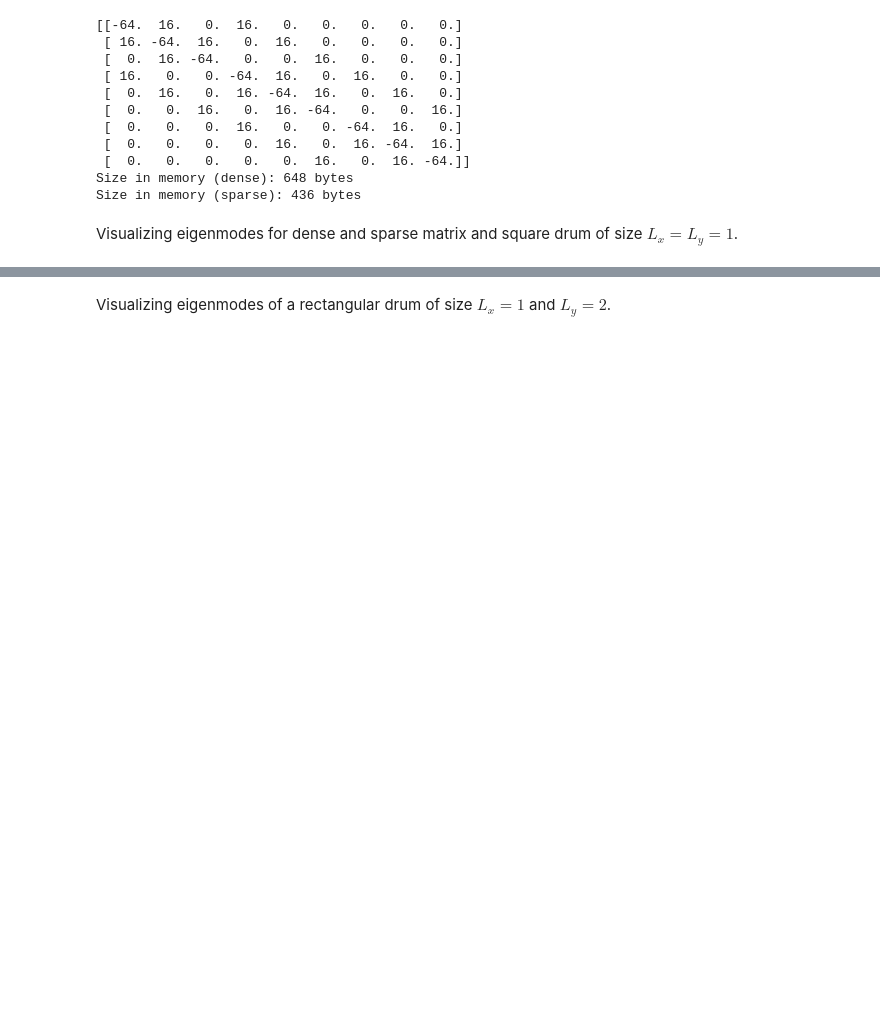
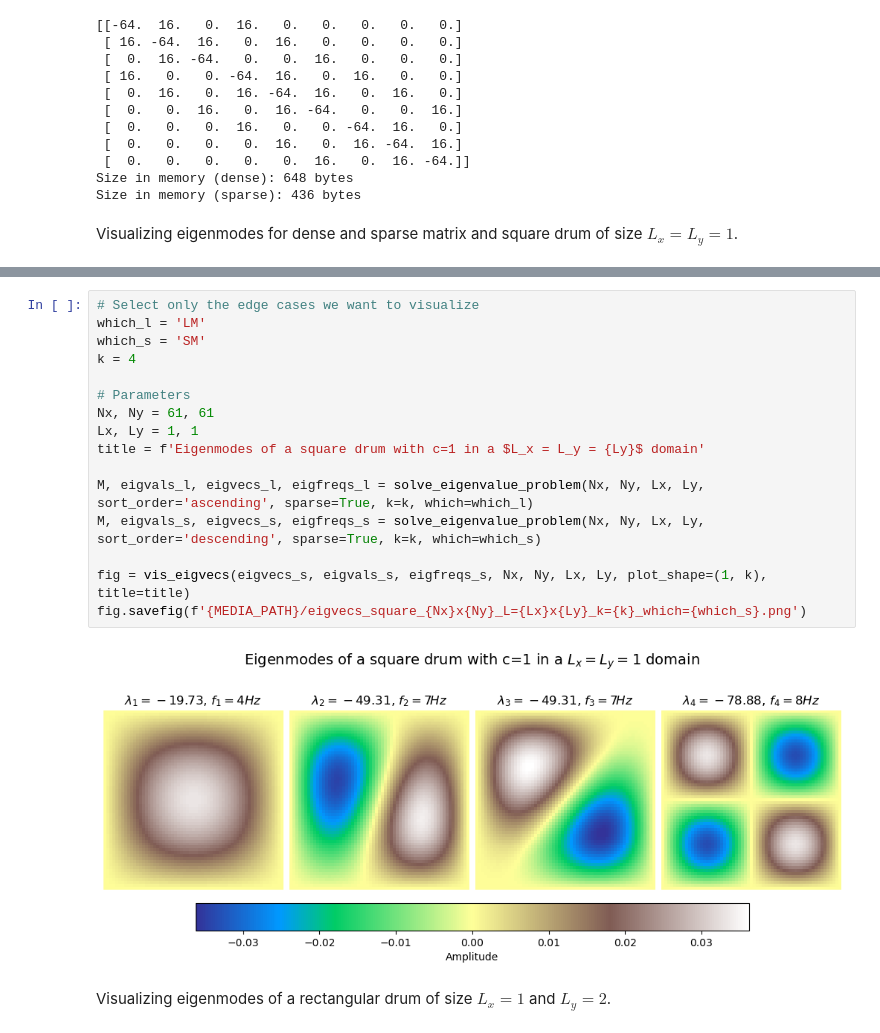
Before and after one commit to jonas4climate/modelling-natural-processes, a Jupyter notebook: Set3_1.ipynb, the cells around one changed output, grey strips where cells are left out. Saved outputs shown, nothing was run; the diff lists cells and outputs as text; blank space fills up the shorter version.

Commit message:
all necesary plots done and saved

```diff
--- a/Set3_1.ipynb
+++ b/Set3_1.ipynb
@@ -277,2 +226,20 @@ fig2.savefig(f'{MEDIA_PATH}/eigvecs_highest_sparse_{Nx}x{Ny}_L={Lx}x{Ly}_k={spar
+# %%
+# Select only the edge cases we want to visualize
+which_l = 'LM'
+which_s = 'SM'
+k = 4
+
+# Parameters
+Nx, Ny = 61, 61
+Lx, Ly = 1, 1
+title = f'Eigenmodes of a square drum with c=1 in a $L_x = L_y = {Ly}$ domain'
+
+M, eigvals_l, eigvecs_l, eigfreqs_l = solve_eigenvalue_problem(Nx, Ny, Lx, Ly, sort_order='ascending', sparse=True, k=k, which=which_l)
+M, eigvals_s, eigvecs_s, eigfreqs_s = solve_eigenvalue_problem(Nx, Ny, Lx, Ly, sort_order='descending', sparse=True, k=k, which=which_s)
+
+fig = vis_eigvecs(eigvecs_s, eigvals_s, eigfreqs_s, Nx, Ny, Lx, Ly, plot_shape=(1, k), title=title)
+fig.savefig(f'{MEDIA_PATH}/eigvecs_square_{Nx}x{Ny}_L={Lx}x{Ly}_k={k}_which={which_s}.png')
+# %% [output]
+[figure, added]
 # %% [markdown]
 Visualizing eigenmodes of a rectangular drum of size $L_x = 1$ and $L_y = 2$.
```
Also changed, not shown: parts of 17 cells of this notebook, 15 other files.
